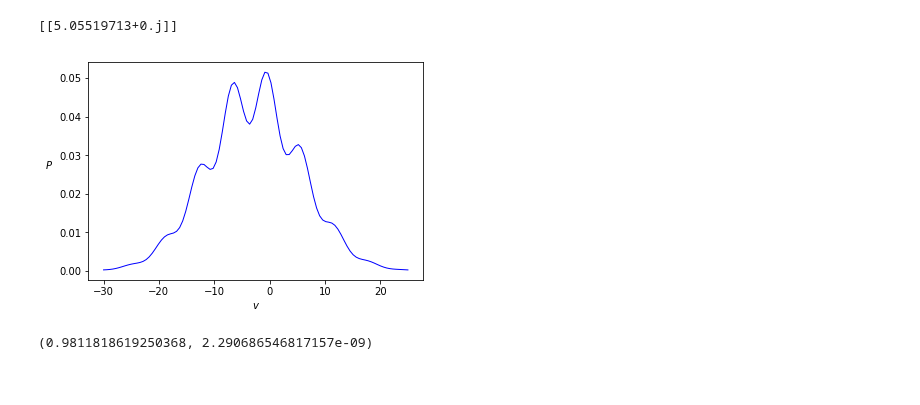
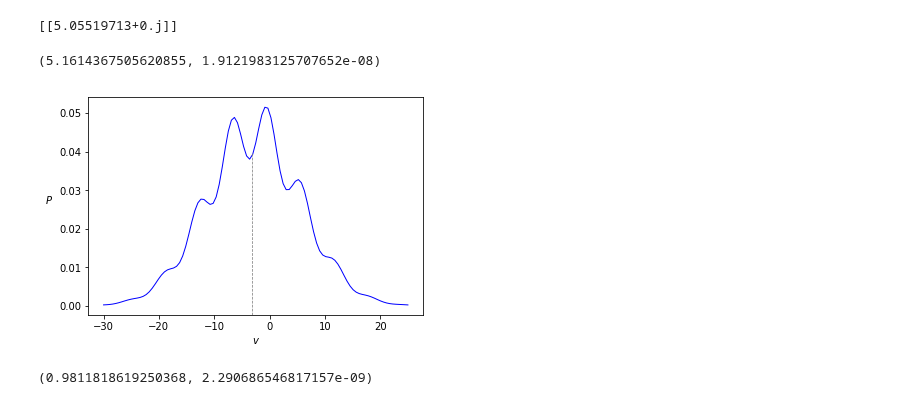
Before and after one commit to RiemannAI/theta, a Jupyter notebook: examples/Pv_plots.ipynb, the cells around one changed output. Drawn from its saved outputs; the diff is of its cells as text; code cells hidden in the pictures.

```diff
--- a/examples/Pv_plots.ipynb
+++ b/examples/Pv_plots.ipynb
@@ -66,34 +65,40 @@ WtiTW = np.dot(np.dot(W.T, invT), W)
 print(1.0/(2j*np.pi)*invT*W*RiemannTheta.normalized_eval((BhT - BtiTW) / (2.0j * np.pi) , (-Q + WtiTW)/ (2.0j * np.pi), mode=1, derivs=np.array( [ [1] ]  )  ) )
 # %% [output]
 [[5.05519713+0.j]]
+# %%
+scipy.integrate.quad(lambda x: np.real(x*rtbm_probability(np.array([[x]]), Bv, Bh, T, W, Q)[0][0]), -41, 41)
+# %% [output]
+(5.1614367505620855, 1.9121983125707652e-08)
 # %%
 Q = np.diag([8,2.2])
 T = np.diag([1.1])
 
 Bv = np.zeros((1,1))
 Bv[0,0] = -0.2
 
 Bh = np.zeros((2,1))
 Bh[0,0] = 0.5
 Bh[1,0] = -0.5
 
 W = np.zeros((1,2))
 W[0,0] = 1.25
 W[0,1] = 1.4
 
 X = np.linspace(-30,25, 101)
 X = X.reshape((1,X.shape[0]))
 
 P=rtbm_probability(X, Bv, Bh, T, W, Q)
 
 plt.xlabel("$v$")
 plt.ylabel('$P$', rotation=0, labelpad=10)
 
 plt.plot(X.flatten(), P[0],"b-", linewidth='1')
 
+plt.axvline(-3.09158138,0, 0.75, color="gray", linestyle="--", linewidth=0.75)
+
 #plt.savefig("PvPhaseI-2.eps", format="eps")
 # %% [output]
-[figure, old version]
+[figure, new version]
 # %%
 scipy.integrate.quad(lambda x: np.real(rtbm_probability(np.array([[x]]), Bv, Bh, T, W, Q)[0][0]), -30, 30)
 # %% [output]
```
Also changed, not shown: parts of 15 cells of this notebook.
